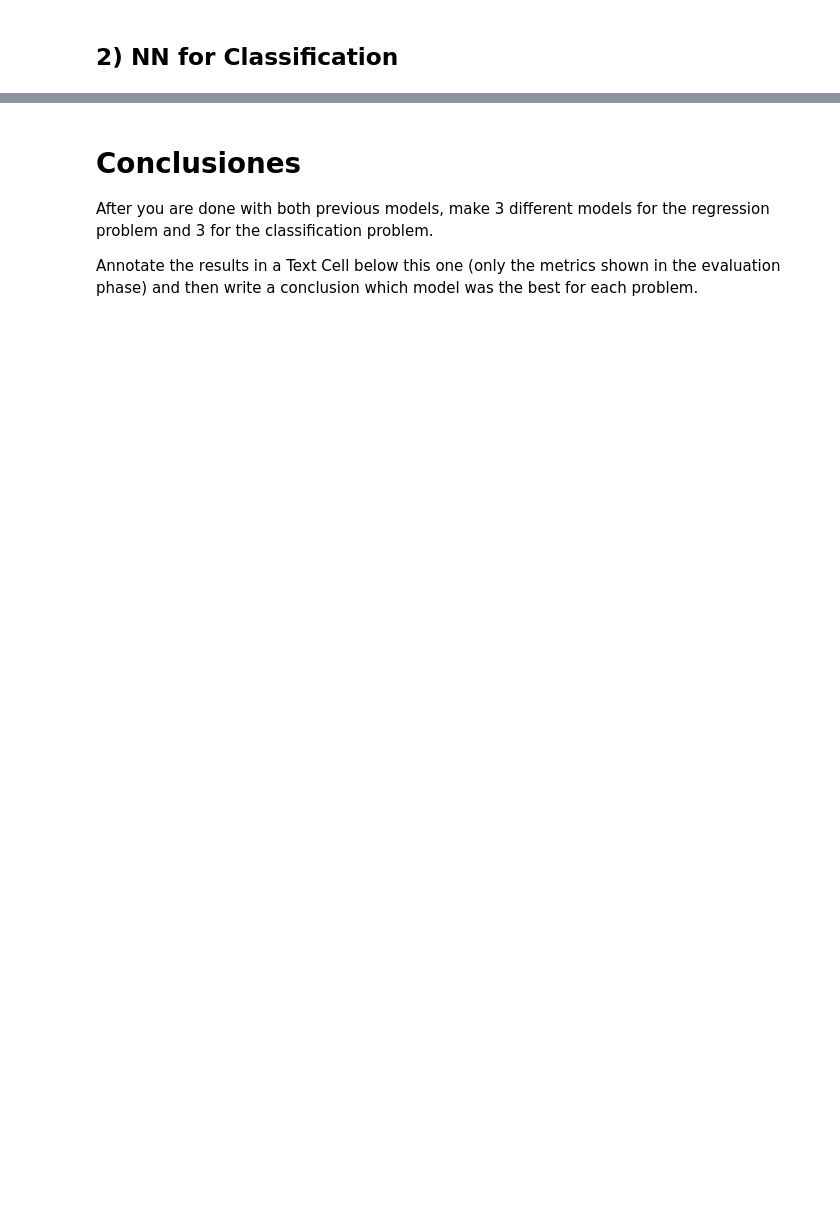
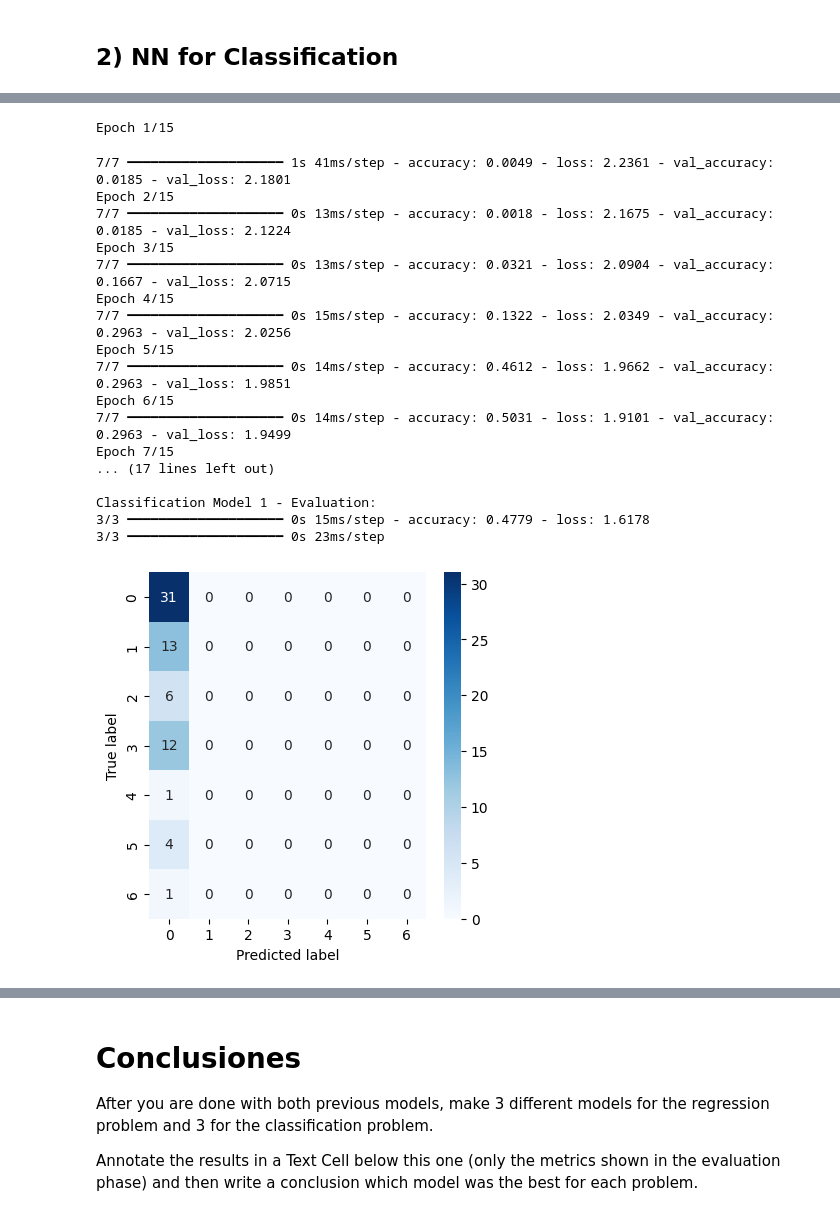
Before and after one commit to DaniPalma3000/Calendarizador, a Jupyter notebook: SP1_Laboratory_01.ipynb, the cells around one changed output, grey strips where cells are left out. Cells and saved outputs as stored; diff of their text form; code cells hidden in the pictures; blank space fills up the shorter version.

```diff
--- a/SP1_Laboratory_01.ipynb
+++ b/SP1_Laboratory_01.ipynb
@@ -180,6 +438,6 @@ train_target, test_target
 # %%
 # NNs can't understand strings, we have to ENCODE them! (more next class)
-train_target = pd.factorize(train_target['class'])[0]
-test_target = pd.factorize(test_target['class'])[0]
+train_target = pd.factorize(train_target)[0]
+test_target = pd.factorize(test_target)[0]
 # %% [markdown]
 ## 2) NN for Classification
@@ -192,0 +444,17 @@ test_target = pd.factorize(test_target['class'])[0]
+# %%
+# Build your model!
+# This is a MULTICLASSIFICATION problem (Ecoli has 8 possible classes)
+num_classes = len(np.unique(train_target))
+
+model = tf.keras.Sequential([
+    tf.keras.layers.Dense(64, activation='relu', input_shape=[len(independent_variables)]),
+    tf.keras.layers.Dense(64, activation='relu'),
+    tf.keras.layers.Dense(num_classes, activation='softmax')  # Output: probability per class
+])
+
+# Now compile the model!
+model.compile(optimizer='adam',
+              loss='sparse_categorical_crossentropy',
+              metrics=['accuracy'])
+
+model.summary()
@@ -192,0 +475,8 @@ test_target = pd.factorize(test_target['class'])[0]
+# %%
+# Now lets train the model!
+model.fit(train_set,
+          train_target,
+          epochs=15,
+          batch_size=32,
+          validation_split=0.2
+        )
@@ -209,0 +535,36 @@ plot_confusion_matrix(labels=test_target, predictions=predictions)
+# %%
+# ---- CLASSIFICATION MODEL 1: Simple Model (1 hidden layer, 32 neurons) ----
+num_classes = len(np.unique(train_target))
+
+model_clf_1 = tf.keras.Sequential([
+    tf.keras.layers.Dense(32, activation='relu', input_shape=[len(independent_variables)]),
+    tf.keras.layers.Dense(num_classes, activation='softmax')
+])
+model_clf_1.compile(optimizer='adam', loss='sparse_categorical_crossentropy', metrics=['accuracy'])
+model_clf_1.fit(train_set, train_target, epochs=15, batch_size=32, validation_split=0.2)
+print("\nClassification Model 1 - Evaluation:")
+model_clf_1.evaluate(x=test_set, y=test_target, batch_size=32)
+
+# Confusion matrix for Model 1
+predictions_1 = list(map(lambda x: np.argmax(x), model_clf_1.predict(test_set)))
+plot_confusion_matrix(labels=test_target, predictions=predictions_1)
+# %% [output]
+Epoch 1/15
+7/7 ━━━━━━━━━━━━━━━━━━━━ 1s 41ms/step - accuracy: 0.0049 - loss: 2.2361 - val_accuracy: 0.0185 - val_loss: 2.1801
+Epoch 2/15
+7/7 ━━━━━━━━━━━━━━━━━━━━ 0s 13ms/step - accuracy: 0.0018 - loss: 2.1675 - val_accuracy: 0.0185 - val_loss: 2.1224
+Epoch 3/15
+7/7 ━━━━━━━━━━━━━━━━━━━━ 0s 13ms/step - accuracy: 0.0321 - loss: 2.0904 - val_accuracy: 0.1667 - val_loss: 2.0715
+Epoch 4/15
+7/7 ━━━━━━━━━━━━━━━━━━━━ 0s 15ms/step - accuracy: 0.1322 - loss: 2.0349 - val_accuracy: 0.2963 - val_loss: 2.0256
+Epoch 5/15
+7/7 ━━━━━━━━━━━━━━━━━━━━ 0s 14ms/step - accuracy: 0.4612 - loss: 1.9662 - val_accuracy: 0.2963 - val_loss: 1.9851
+Epoch 6/15
+7/7 ━━━━━━━━━━━━━━━━━━━━ 0s 14ms/step - accuracy: 0.5031 - loss: 1.9101 - val_accuracy: 0.2963 - val_loss: 1.9499
+Epoch 7/15
+... (17 lines left out)
+
+Classification Model 1 - Evaluation:
+3/3 ━━━━━━━━━━━━━━━━━━━━ 0s 15ms/step - accuracy: 0.4779 - loss: 1.6178
+3/3 ━━━━━━━━━━━━━━━━━━━━ 0s 23ms/step
+[figure, added]
```
Also changed, not shown: parts of 37 cells of this notebook.
